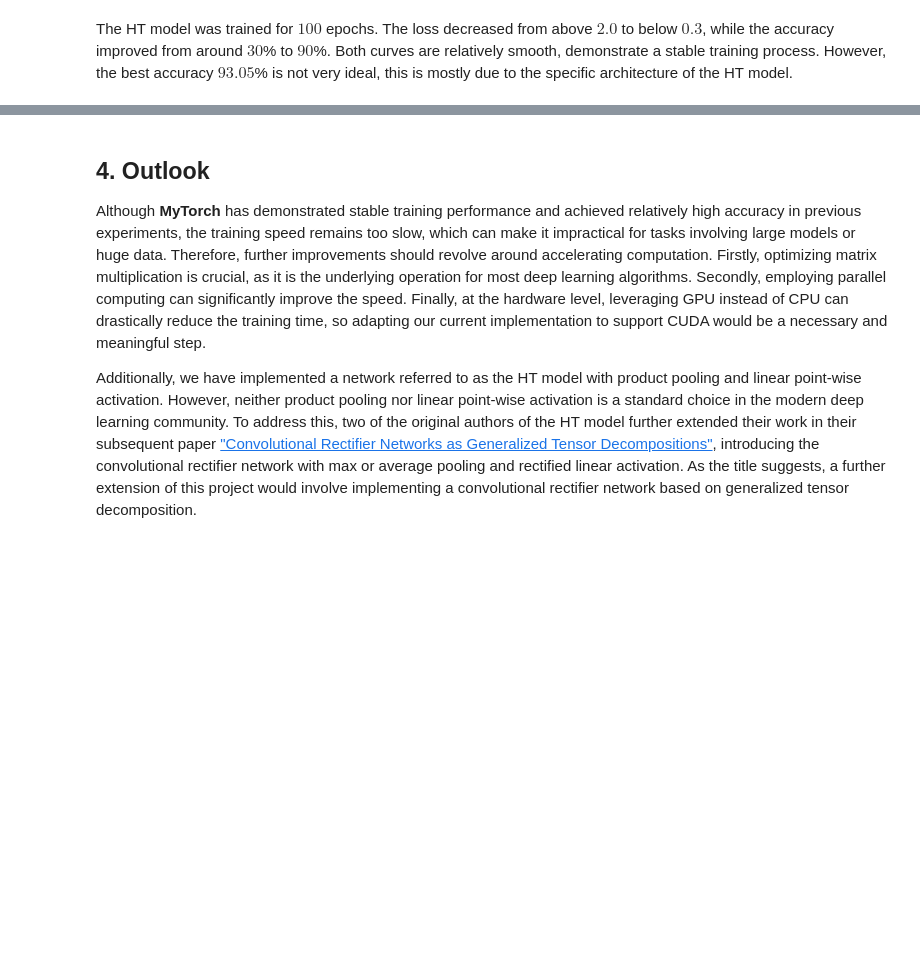
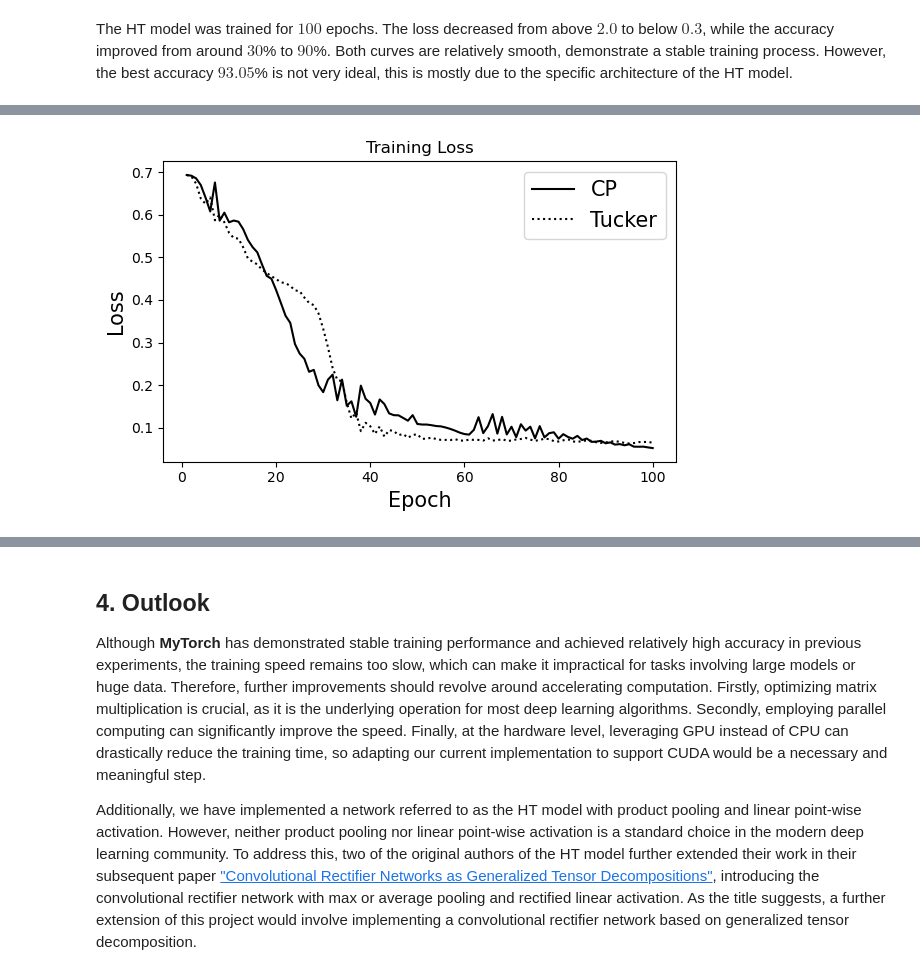
Before and after one commit to Yangshan-Xiang/MyTorch, a Jupyter notebook: report.ipynb, the cells around one changed output, grey strips where cells are left out. Cells and saved outputs as stored; diff of their text form; code cells hidden in the pictures; blank space fills up the shorter version.

Commit message:
Added CP model and Tucker model, and trained them for 2D classification tasks.

```diff
--- a/report.ipynb
+++ b/report.ipynb
@@ -813,0 +820,6 @@ The HT model was trained for $100$ epochs. The loss decreased from above $2.0$ t
+# %%
+torch.manual_seed(0)
+spiral_dataset = make_dataset('spiral', pts=1000)
+
+torch.manual_seed(0)
+loss_cp, acc_cp, model_cp, xs_list, ys_list = train_cp('spiral', epochs=100, dataset=spiral_dataset, plot=False)
@@ -813,0 +837,3 @@ The HT model was trained for $100$ epochs. The loss decreased from above $2.0$ t
+# %%
+torch.manual_seed(0)
+loss_tucker, acc_tucker, model_tucker, _, _ = train_tucker('spiral', epochs=100, dataset=spiral_dataset, plot=False)
@@ -813,0 +851,12 @@ The HT model was trained for $100$ epochs. The loss decreased from above $2.0$ t
+# %%
+fig, ax = plt.subplots(figsize=(6, 4))
+ax.plot(range(1, 101), loss_cp, label="CP", linestyle="-", color="black")
+ax.plot(range(1, 101), loss_tucker, label="Tucker", linestyle=":", color="black")
+ax.set_title("Training Loss")
+ax.set_xlabel("Epoch", fontsize=15)
+ax.set_ylabel("Loss", fontsize=15)
+ax.legend(fontsize=15)
+plt.tight_layout()
+plt.show()
+# %% [output]
+[figure, added]
```
Also changed, not shown: parts of 10 cells of this notebook, 2 other files.
